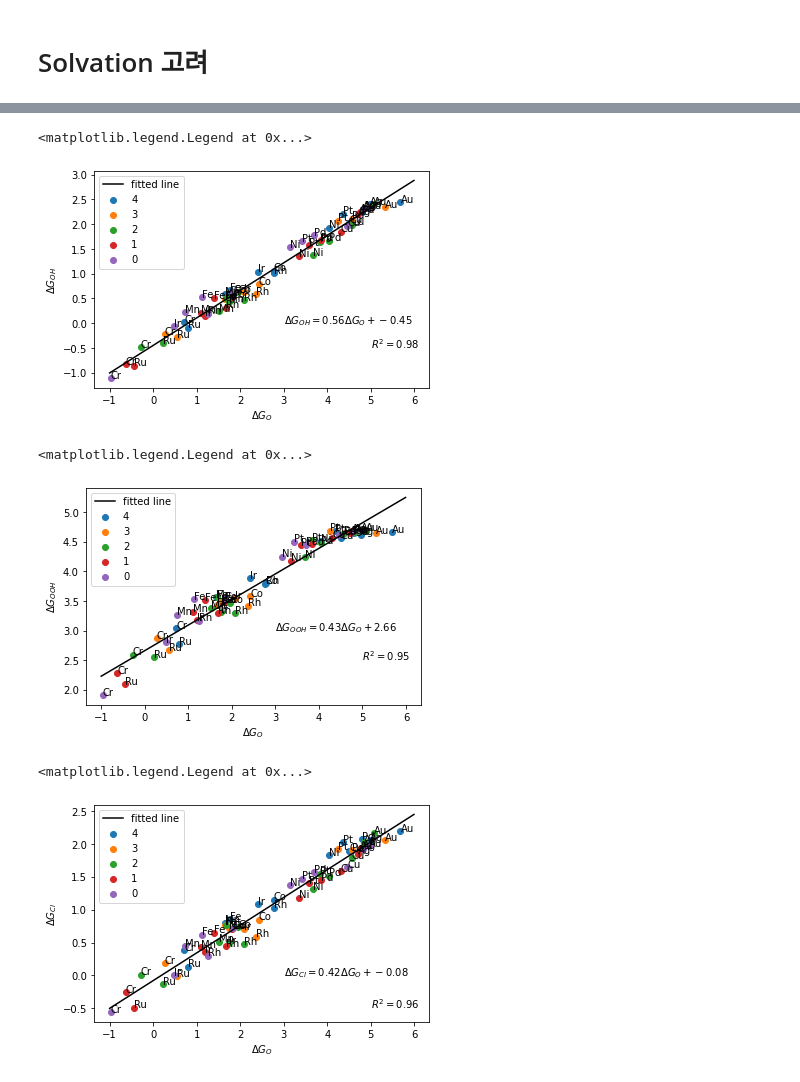
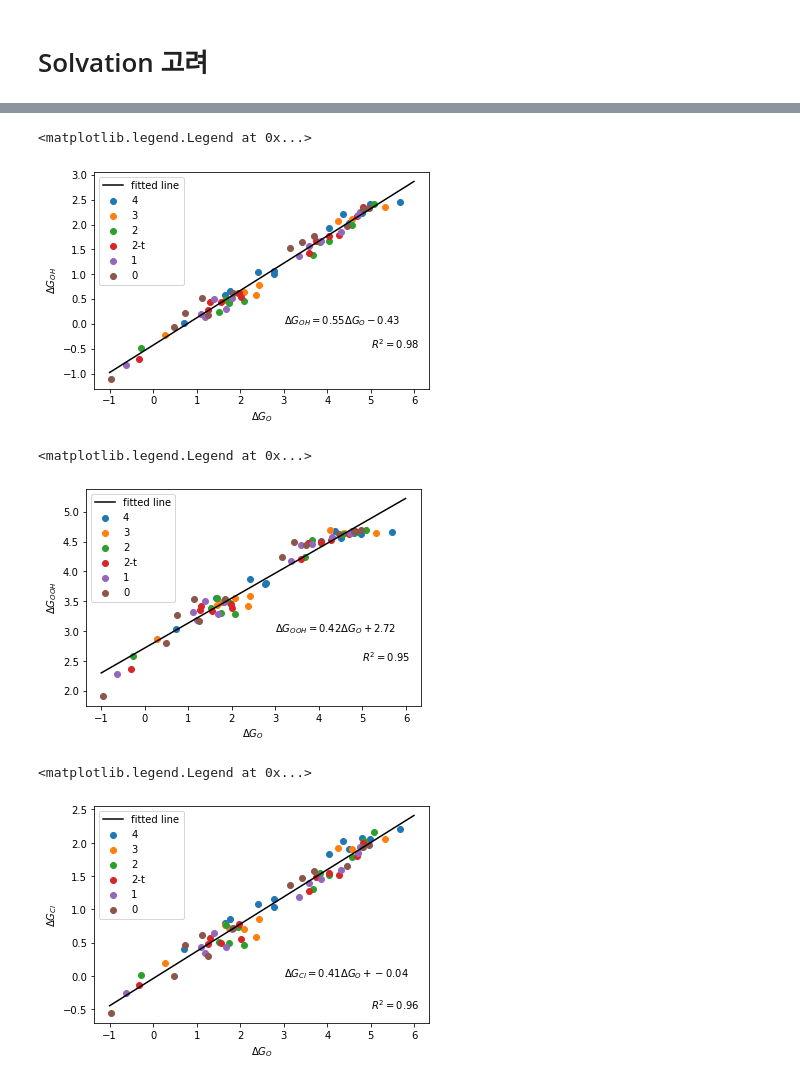
Before and after one commit to hjyang2798/CER_repository_CCEL, a Jupyter notebook: pyrollic.ipynb, the cells around one changed output, grey strips where cells are left out. Drawn from its saved outputs; the diff is of its cells as text; code cells hidden in the pictures.

```diff
--- a/pyrollic.ipynb
+++ b/pyrollic.ipynb
@@ -330,7 +428,7 @@ Text(0, 0.5, '$η_{CER}$')
 # %% [markdown]
 # Solvation 고려
 # %%
-p5 = [p5n4,p5n3,p5n2,p5n1,p5n0]
+p5 = [p5n4,p5n3,p5n2,p5n2t,p5n1,p5n0]
 
 for i in p5 :
     i['G_OOH'] = i['G_OOH'] - 0.3
@@ -342,5 +440,3 @@ for i in p5 :
     d = list(4.92-i['G_OOH']-1.23)
 
     i['Over_OER'] = np.max([a,b,c,d],axis=0)
-
-p5n4
@@ -376,0 +443,9 @@ See the caveats in the documentation: https://pandas.pydata.org/pandas-docs/stab
+# %%
+drop_M = ['Tc','Re','Os','Mo',"W",'Ru']
+p5_drop = []
+for i in p5 :
+    for j in drop_M :
+        i = i[i['M'] != j]
+    p5_drop.append(i)
+
+p5_drop[0]
@@ -377,12 +466,14 @@ See the caveats in the documentation: https://pandas.pydata.org/pandas-docs/stab
 # %%
 solv_G_O, solv_G_OH = np.array([]), np.array([])
-for i in p5 :
+for i in p5_drop :
     plt.scatter(list(i['G_O']),list(i['G_OH']),label=list(i['#of N'])[0])
     solv_G_O = np.append(solv_G_O,np.array(i['G_O']))
     solv_G_OH = np.append(solv_G_OH,np.array(i['G_OH']))
-    for j in range(len(i)) :
-        plt.text(list(i['G_O'])[j],list(i['G_OH'])[j],list(i['M'])[j])
-    #x.append(list(i['G_O']))
+#    for j in range(len(i)) :
+#        plt.text(list(i['G_O'])[j],list(i['G_OH'])[j],list(i['M'])[j])
+
+
+        #x.append(list(i['G_O']))
     #y.append(list(i['G_Cl']))
 
 
@@ -392,25 +483,24 @@ plt.xlabel('$ΔG_O$')
 plt.ylabel('$ΔG_{OH}$')
 
 solv_res = stats.linregress(solv_G_O, solv_G_OH)
-
 x_fit = np.arange(-1,6,0.01)
 y_fit = solv_res.intercept + solv_res.slope* x_fit
 
 
 plt.plot(x_fit,y_fit,label='fitted line',color='black')
-plt.text( 3,0 ,'$ΔG_{OH} = %.2f ΔG_O + %.2f $' %(solv_res.slope, solv_res.intercept))
+plt.text( 3,0 ,'$ΔG_{OH} = %.2f ΔG_O  %.2f $' %(solv_res.slope, solv_res.intercept))
 plt.text( 5,-.5 ,'$R^2 = %.2f$' %solv_res.rvalue**2)
 plt.legend()
 # %% [output]
 <matplotlib.legend.Legend at 0x...>
-[figure, old version]
+[figure, new version]
 # %%
 solv_G_OOH = np.array([])
-for i in p5 :
+for i in p5_drop :
     plt.scatter(list(i['G_O']),list(i['G_OOH']),label=list(i['#of N'])[0])
     solv_G_OOH = np.append(solv_G_OOH,np.array(i['G_OOH']))
-    for j in range(len(i)) :
-        plt.text(list(i['G_O'])[j],list(i['G_OOH'])[j],list(i['M'])[j])
+#    for j in range(len(i)) :
+#        plt.text(list(i['G_O'])[j],list(i['G_OOH'])[j],list(i['M'])[j])
     #x.append(list(i['G_O']))
     #y.append(list(i['G_Cl']))
 
@@ -432,36 +522,36 @@ plt.text( 5,2.5 ,'$R^2 = %.2f$' %solv_res2.rvalue**2)
 plt.legend()
 # %% [output]
 <matplotlib.legend.Legend at 0x...>
-[figure, old version]
+[figure, new version]
 # %%
 solv_G_Cl = np.array([])
-for i in p5 :
+for i in p5_drop :
     plt.scatter(list(i['G_O']),list(i['G_Cl']),label=list(i['#of N'])[0])
     solv_G_Cl = np.append(solv_G_Cl,np.array(i['G_Cl']))
-    for j in range(len(i)) :
-        plt.text(list(i['G_O'])[j],list(i['G_Cl'])[j],list(i['M'])[j])
+#    for j in range(len(i)) :
+#        plt.text(list(i['G_O'])[j],list(i['G_Cl'])[j],list(i['M'])[j])
     #x.append(list(i['G_O']))
     #y.append(list(i['G_Cl']))
 
 
 
 
 plt.xlabel('$ΔG_O$')
 plt.ylabel('$ΔG_{Cl}$')
 
 solv_res3 = stats.linregress(solv_G_O, solv_G_Cl)
 
 x_fit = np.arange(-1,6,0.01)
 y_fit = solv_res3.intercept + solv_res3.slope* x_fit
 
 
 plt.plot(x_fit,y_fit,label='fitted line',color='black')
 plt.text( 3,0 ,'$ΔG_{Cl} = %.2f ΔG_O + %.2f $' %(solv_res3.slope, solv_res3.intercept))
 plt.text( 5,-.5 ,'$R^2 = %.2f$' %solv_res3.rvalue**2)
 plt.legend()
 # %% [output]
 <matplotlib.legend.Legend at 0x...>
-[figure, old version]
+[figure, new version]
 # %%
 def func2(x, b):
     return x + b
```
Also changed, not shown: parts of 35 cells of this notebook, 1 other file.
